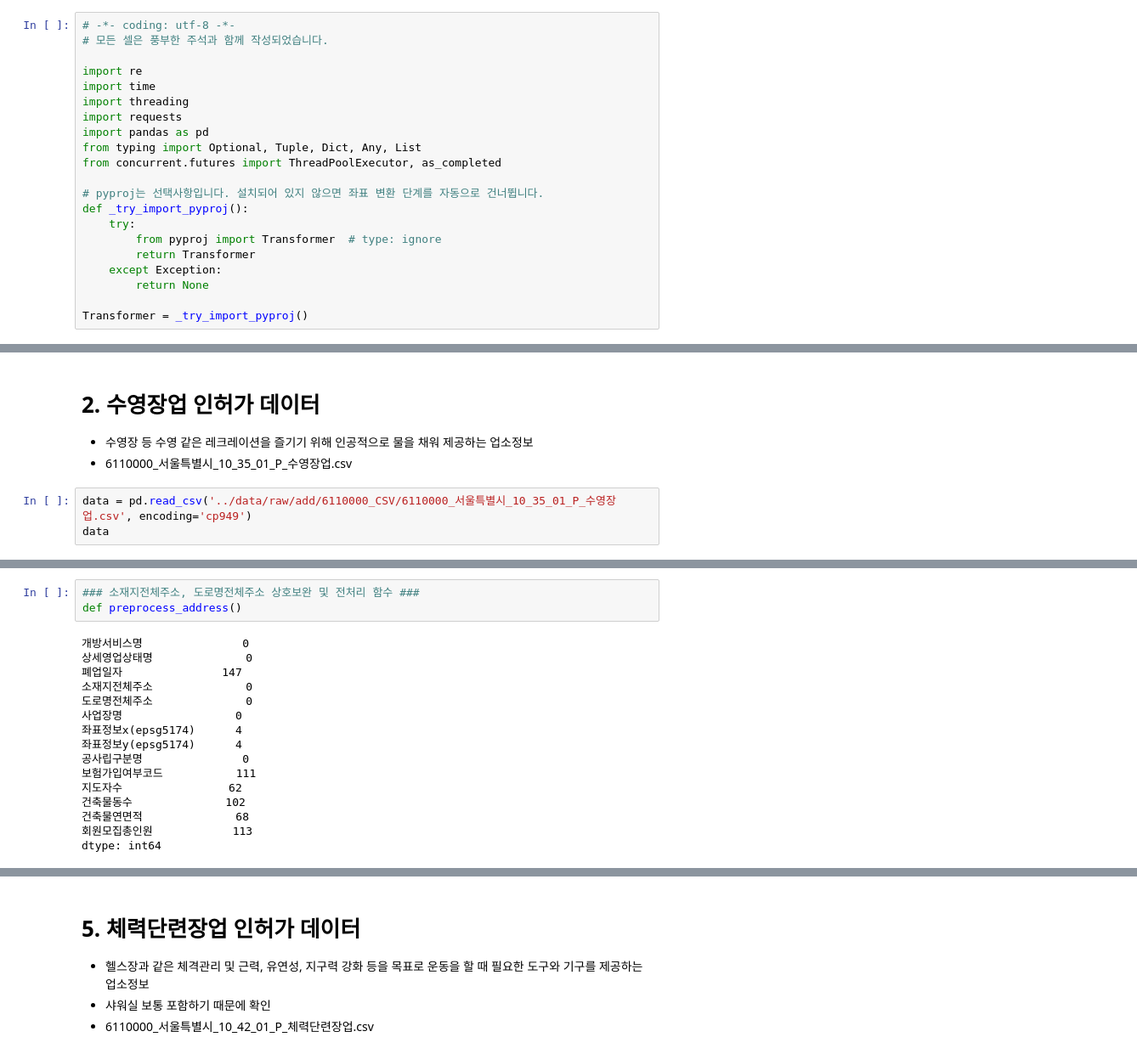
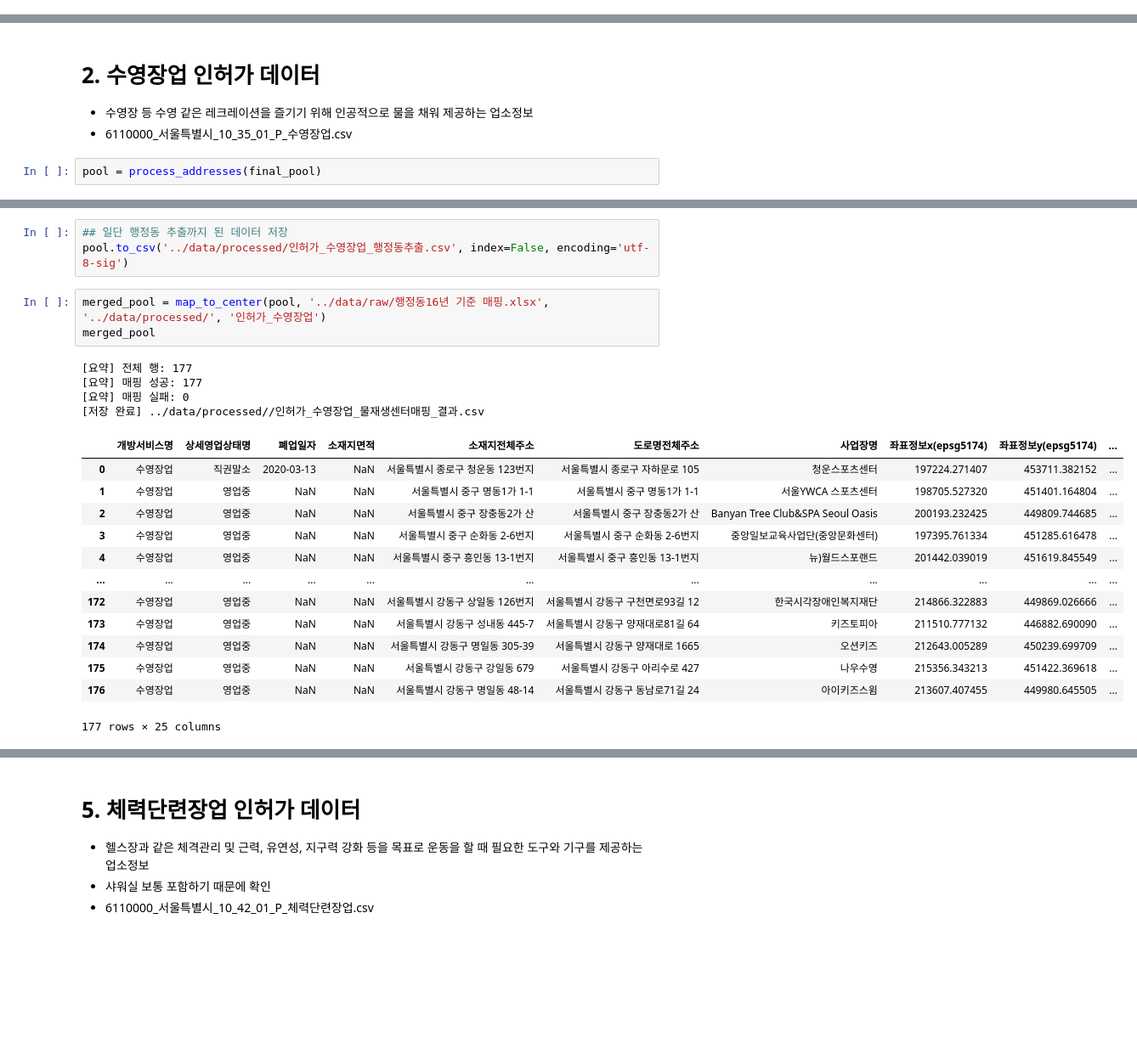
Before and after one commit to mimimoo02/youngwon, a Jupyter notebook: code/preprocess_license_baseline_module.ipynb, the cells around one changed output, grey strips where cells are left out. Shown: that part at 85% size. Saved outputs shown, nothing was run; the diff lists cells and outputs as text; blank space fills up the shorter version.

```diff
--- a/code/preprocess_license_baseline_module.ipynb
+++ b/code/preprocess_license_baseline_module.ipynb
@@ -1156,21 +1105,0 @@ result_df = enricher.run_pipeline(data)
-# %%
-# -*- coding: utf-8 -*-
-# 모든 셀은 풍부한 주석과 함께 작성되었습니다.
-
-import re
-import time
-import threading
-import requests
-import pandas as pd
-from typing import Optional, Tuple, Dict, Any, List
-from concurrent.futures import ThreadPoolExecutor, as_completed
-
-# pyproj는 선택사항입니다. 설치되어 있지 않으면 좌표 변환 단계를 자동으로 건너뜁니다.
-def _try_import_pyproj():
-    try:
-        from pyproj import Transformer  # type: ignore
-        return Transformer
-    except Exception:
-        return None
-
-Transformer = _try_import_pyproj()
@@ -1632,6 +1759,5 @@ class AddressEnricher:
 - 수영장 등 수영 같은 레크레이션을 즐기기 위해 인공적으로 물을 채워 제공하는 업소정보
 - 6110000_서울특별시_10_35_01_P_수영장업.csv
 # %%
-data = pd.read_csv('../data/raw/add/6110000_CSV/6110000_서울특별시_10_35_01_P_수영장업.csv', encoding='cp949')
-data
+pool = process_addresses(final_pool)
 # %% [output]
@@ -1738,19 +1797,24 @@ data
-# %%
-### 소재지전체주소, 도로명전체주소 상호보완 및 전처리 함수 ###
-def preprocess_address()
-# %% [output]
-개방서비스명               0
-상세영업상태명              0
-폐업일자               147
-소재지전체주소              0
-도로명전체주소              0
-사업장명                 0
-좌표정보x(epsg5174)      4
-좌표정보y(epsg5174)      4
-공사립구분명               0
-보험가입여부코드           111
-지도자수                62
-건축물동수              102
-건축물연면적              68
-회원모집총인원            113
-dtype: int64
+# %%
+## 일단 행정동 추출까지 된 데이터 저장
+pool.to_csv('../data/processed/인허가_수영장업_행정동추출.csv', index=False, encoding='utf-8-sig')
+# %%
+merged_pool = map_to_center(pool, '../data/raw/행정동16년 기준 매핑.xlsx', '../data/processed/', '인허가_수영장업')
+merged_pool
+# %% [output]
+[요약] 전체 행: 177
+[요약] 매핑 성공: 177
+[요약] 매핑 실패: 0
+[저장 완료] ../data/processed//인허가_수영장업_물재생센터매핑_결과.csv
+|  | 개방서비스명 | 상세영업상태명 | 폐업일자 | 소재지면적 | 소재지전체주소 | 도로명전체주소 | 사업장명 | 좌표정보x(epsg5174) | 좌표정보y(epsg5174) | ... |
+| 0 | 수영장업 | 직권말소 | 2020-03-13 | NaN | 서울특별시 종로구 청운동 123번지 | 서울특별시 종로구 자하문로 105 | 청운스포츠센터 | 197224.271407 | 453711.382152 | ... |
+| 1 | 수영장업 | 영업중 | NaN | NaN | 서울특별시 중구 명동1가 1-1 | 서울특별시 중구 명동1가 1-1 | 서울YWCA 스포츠센터 | 198705.527320 | 451401.164804 | ... |
+| 2 | 수영장업 | 영업중 | NaN | NaN | 서울특별시 중구 장충동2가 산 | 서울특별시 중구 장충동2가 산 | Banyan Tree Club&SPA Seoul Oasis | 200193.232425 | 449809.744685 | ... |
+| 3 | 수영장업 | 영업중 | NaN | NaN | 서울특별시 중구 순화동 2-6번지 | 서울특별시 중구 순화동 2-6번지 | 중앙일보교육사업단(중앙문화센터) | 197395.761334 | 451285.616478 | ... |
+| 4 | 수영장업 | 영업중 | NaN | NaN | 서울특별시 중구 흥인동 13-1번지 | 서울특별시 중구 흥인동 13-1번지 | 뉴)월드스포랜드 | 201442.039019 | 451619.845549 | ... |
+| ... | ... | ... | ... | ... | ... | ... | ... | ... | ... | ... |
+| 172 | 수영장업 | 영업중 | NaN | NaN | 서울특별시 강동구 상일동 126번지 | 서울특별시 강동구 구천면로93길 12 | 한국시각장애인복지재단 | 214866.322883 | 449869.026666 | ... |
+| 173 | 수영장업 | 영업중 | NaN | NaN | 서울특별시 강동구 성내동 445-7 | 서울특별시 강동구 양재대로81길 64 | 키즈토피아 | 211510.777132 | 446882.690090 | ... |
+| 174 | 수영장업 | 영업중 | NaN | NaN | 서울특별시 강동구 명일동 305-39 | 서울특별시 강동구 양재대로 1665 | 오션키즈 | 212643.005289 | 450239.699709 | ... |
+| 175 | 수영장업 | 영업중 | NaN | NaN | 서울특별시 강동구 강일동 679 | 서울특별시 강동구 아리수로 427 | 나우수영 | 215356.343213 | 451422.369618 | ... |
+| 176 | 수영장업 | 영업중 | NaN | NaN | 서울특별시 강동구 명일동 48-14 | 서울특별시 강동구 동남로71길 24 | 아이키즈스윔 | 213607.407455 | 449980.645505 | ... |
+177 rows × 25 columns
```
Also changed, not shown: parts of 39 cells of this notebook.
